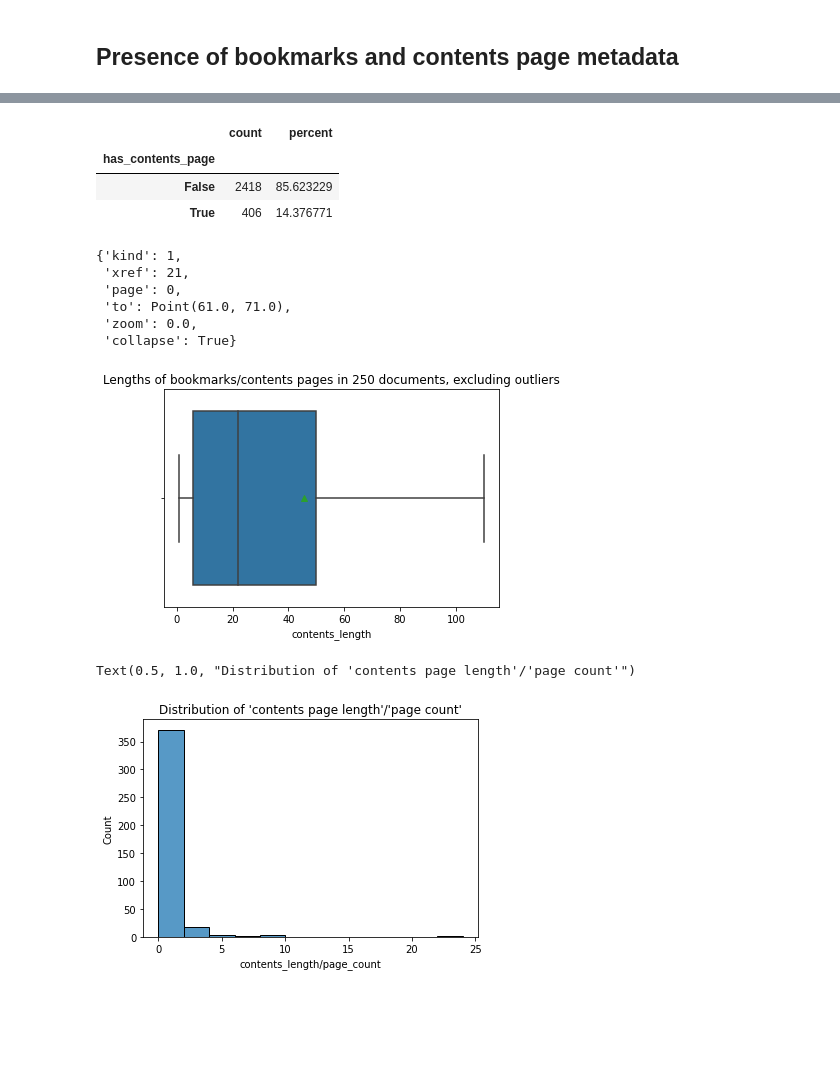
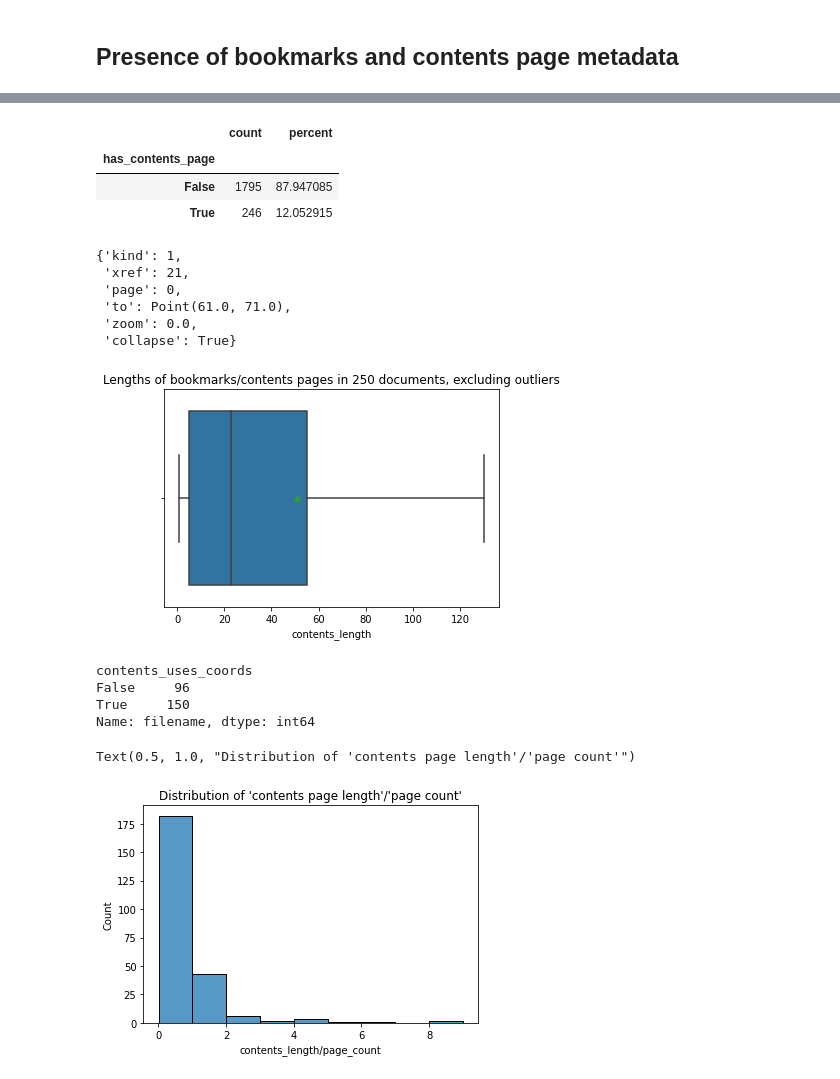
Before and after one commit to climatepolicyradar/pdf-corpus-analysis, a Jupyter notebook: notebooks/1_high_level_corpus_stats.ipynb, the cells around one changed output, grey strips where cells are left out. Cells and saved outputs as stored; diff of their text form; code cells hidden in the pictures; blank space fills up the shorter version.

Commit message:
Update high level corpus stats notebook with just CCLW data

```diff
--- a/notebooks/1_high_level_corpus_stats.ipynb
+++ b/notebooks/1_high_level_corpus_stats.ipynb
@@ -21,10 +21,11 @@ CORPUS_PATH
 ## 1. File formats
 # %%
 possible_extensions = [".html", ".HTML", ".htm", ".HTM", ".pdf", ".PDF",]
+filename_prefix = "cclw"
 
 files_with_ext = dict()
 
 for ext in possible_extensions:
-    files_with_ext[ext] = glob.glob(f"{CORPUS_PATH}/*{ext}")
+    files_with_ext[ext] = glob.glob(f"{CORPUS_PATH}/{filename_prefix}*{ext}")
     print(f"{len(files_with_ext[ext])} files with extension {ext}")
 # %% [output]
@@ -164,8 +165,8 @@ contents_page_count
 # %% [output]
 |  | count | percent |
 | has_contents_page |  |  |
-| False | 2418 | 85.623229 |
-| True | 406 | 14.376771 |
+| False | 1795 | 87.947085 |
+| True | 246 | 12.052915 |
 # %%
 contents_page["/Users/kalyan/Documents/CPR/policy-search/data/corpus/content/cclw-9112-5a84badb44ce408a9bbef6703e868274.pdf"][0][-1]
 # %% [output]
@@ -211,14 +212,21 @@ sns.boxplot(
     showfliers=False,
     showmeans=True).set_title("Lengths of bookmarks/contents pages in 250 documents, excluding outliers");
 # %% [output]
-[figure, old version]
+[figure, new version]
+# %%
+pd.DataFrame(contents_page_stats).groupby("contents_uses_coords").count()["filename"]
+# %% [output]
+contents_uses_coords
+False     96
+True     150
+Name: filename, dtype: int64
 # %%
 contents_page_df = pd.DataFrame(contents_page_stats).set_index("filename")
 contents_page_df = pd.concat([contents_page_df, page_count_df], axis=1, ignore_index=False).rename(columns={"count": "page_count"}).dropna(subset=["contents_length"])
 
 contents_page_df["contents_length/page_count"] = contents_page_df["contents_length"] / contents_page_df["page_count"]
 
-sns.histplot(x=contents_page_df["contents_length/page_count"], binwidth=2).set_title("Distribution of 'contents page length'/'page count'")
+sns.histplot(x=contents_page_df["contents_length/page_count"], binwidth=1).set_title("Distribution of 'contents page length'/'page count'")
 # %% [output]
 Text(0.5, 1.0, "Distribution of 'contents page length'/'page count'")
-[figure, old version]
+[figure, new version]
```
Also changed, not shown: parts of 6 cells of this notebook.
